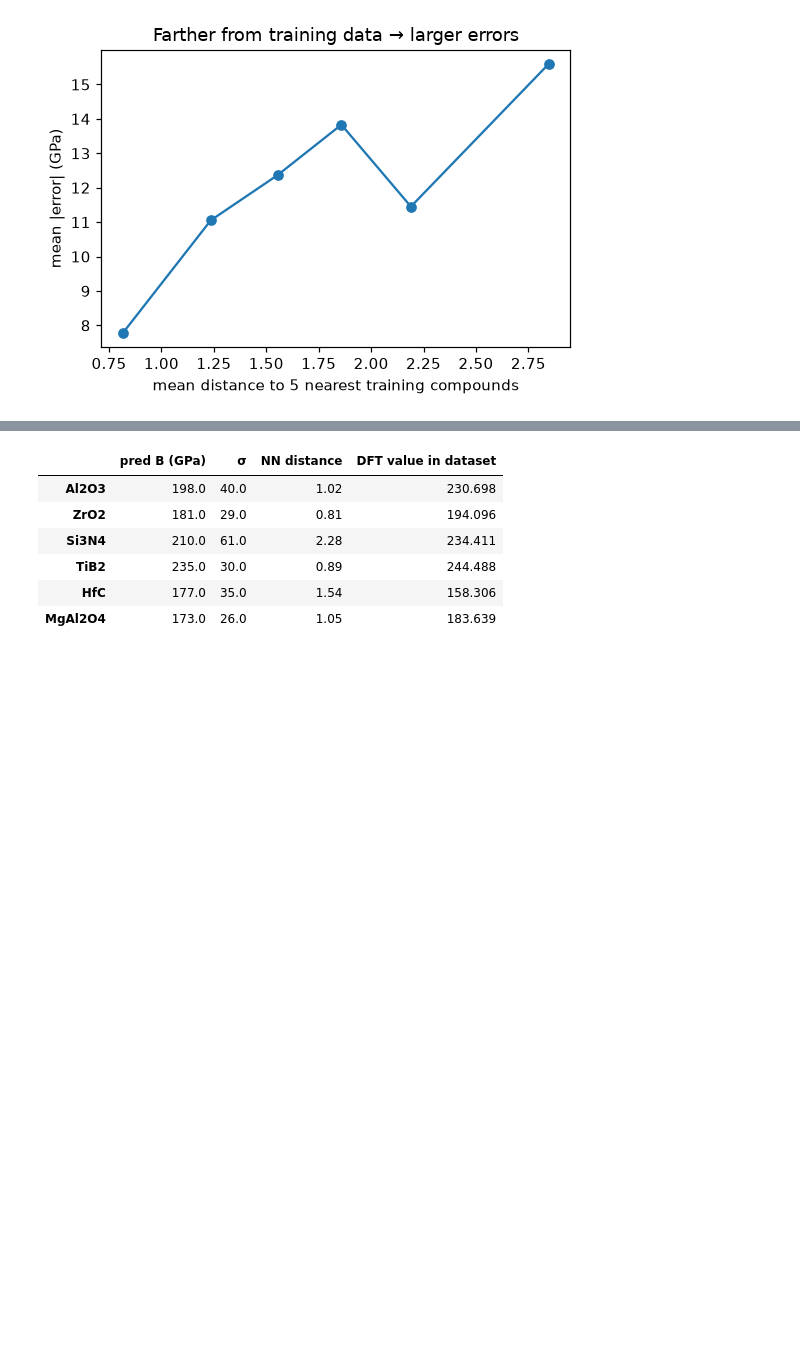
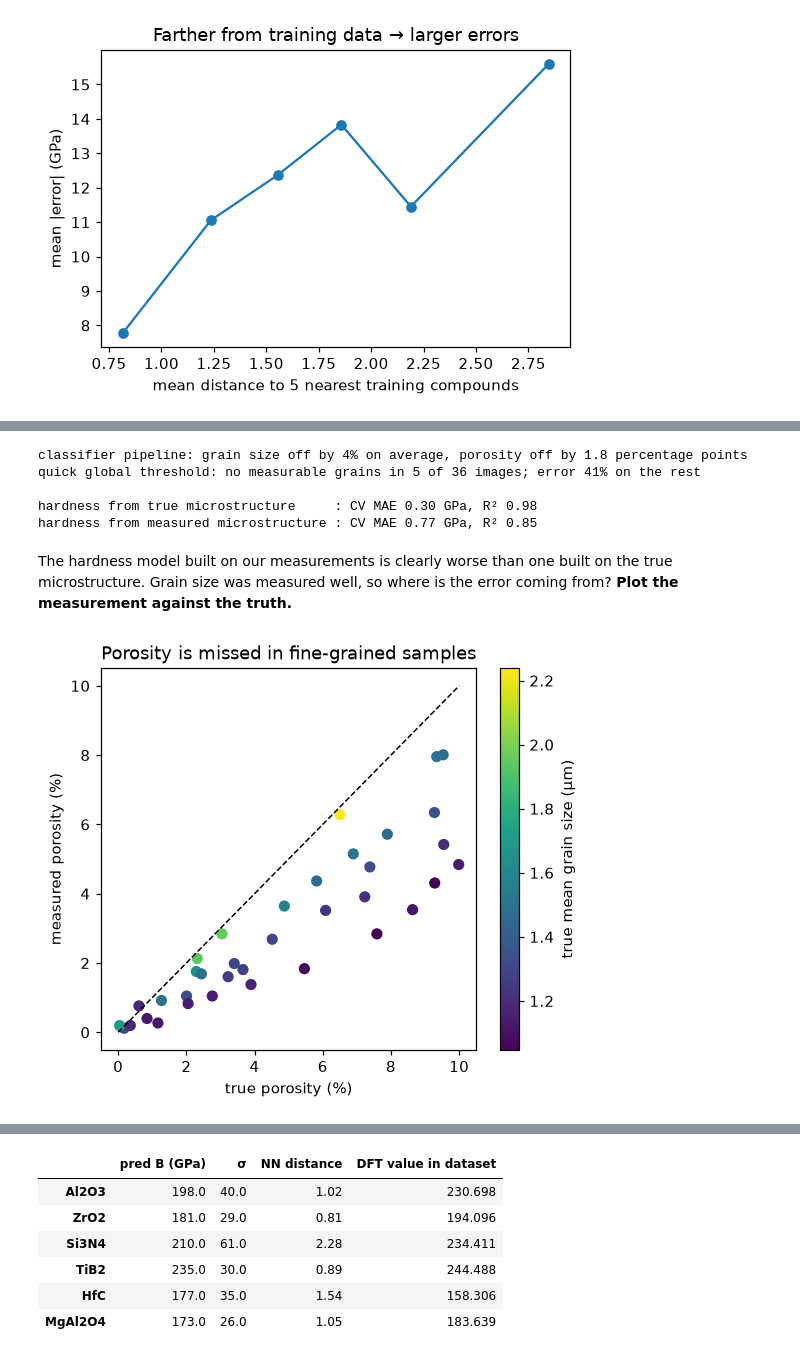
Before and after one commit to sp8rks/ACerS_AI_ML_Workshop, a Jupyter notebook: sessions/04_interpretation_and_trust/04_interpretation_and_trust.ipynb, the cells around one changed output, grey strips where cells are left out. Drawn from its saved outputs; the diff is of its cells as text; code cells hidden in the pictures; blank space fills up the shorter version.

```diff
--- a/sessions/04_interpretation_and_trust/04_interpretation_and_trust.ipynb
+++ b/sessions/04_interpretation_and_trust/04_interpretation_and_trust.ipynb
@@ -323,0 +578,45 @@ plt.show()
+# %%
+series = micrograph_series(n=36, size=320, seed=0)
+
+def measure_series(clf):
+    rows = []
+    for s_ in series:
+        g, pores, _ = segment_with_classifier(s_["image"], clf)
+        sm = filters.gaussian(s_["image"], 1)
+        g_quick = measure.label(~((sm < filters.threshold_otsu(sm)) | (sm < 0.25)), connectivity=1)
+        rows.append({"true d": s_["truth"]["mean_ecd_um"], "true P": s_["truth"]["porosity"],
+                     "measured d": grain_stats(g, s_["um_per_px"])["mean_ecd_um"], "measured P": pores.mean(),
+                     "quick d": grain_stats(g_quick, s_["um_per_px"])["mean_ecd_um"], "H (GPa)": s_["hardness_GPa"]})
+    return pd.DataFrame(rows)
+
+def hardness_model(lab, d, P_):
+    # physics-based features: Hall-Petch d^-1/2 and porosity, linear in log(H)
+    Xh = np.c_[lab[d] ** -0.5, lab[P_]]
+    pred = np.exp(cross_val_predict(LinearRegression(), Xh, np.log(lab["H (GPa)"]), cv=KFold(5, shuffle=True, random_state=RNG)))
+    return mean_absolute_error(lab["H (GPa)"], pred), r2_score(lab["H (GPa)"], pred)
+
+lab = measure_series(pixel_rf)               # classifier trained once, on the corner of the first image
+print(f"classifier pipeline: grain size off by {np.mean(np.abs(lab['measured d'] / lab['true d'] - 1)):.0%} on average, "
+      f"porosity off by {np.mean(np.abs(lab['measured P'] - lab['true P'])) * 100:.1f} percentage points")
+print(f"quick global threshold: no measurable grains in {lab['quick d'].isna().sum()} of {len(lab)} images; "
+      f"error {np.nanmean(np.abs(lab['quick d'] / lab['true d'] - 1)):.0%} on the rest\n")
+for name, d, P_ in [("true microstructure", "true d", "true P"), ("measured microstructure", "measured d", "measured P")]:
+    mae_, r2_ = hardness_model(lab, d, P_)
+    print(f"hardness from {name:24s}: CV MAE {mae_:.2f} GPa, R² {r2_:.2f}")
+# %% [output]
+classifier pipeline: grain size off by 4% on average, porosity off by 1.8 percentage points
+quick global threshold: no measurable grains in 5 of 36 images; error 41% on the rest
+
+hardness from true microstructure     : CV MAE 0.30 GPa, R² 0.98
+hardness from measured microstructure : CV MAE 0.77 GPa, R² 0.85
+# %% [markdown]
+The hardness model built on our measurements is clearly worse than one built on the true microstructure. Grain size was measured well, so where is the error coming from? **Plot the measurement against the truth.**
+# %%
+fig, ax = plt.subplots(figsize=(5.5, 4.5))
+sc = ax.scatter(lab["true P"] * 100, lab["measured P"] * 100, c=lab["true d"], cmap="viridis", s=40)
+ax.plot([0, 10], [0, 10], "k--", lw=1)
+ax.set_xlabel("true porosity (%)"); ax.set_ylabel("measured porosity (%)")
+plt.colorbar(sc, label="true mean grain size (µm)")
+ax.set_title("Porosity is missed in fine-grained samples"); plt.show()
+# %% [output]
+[figure, added]
```
Also changed, not shown: parts of 38 cells of this notebook, 8 other files.
